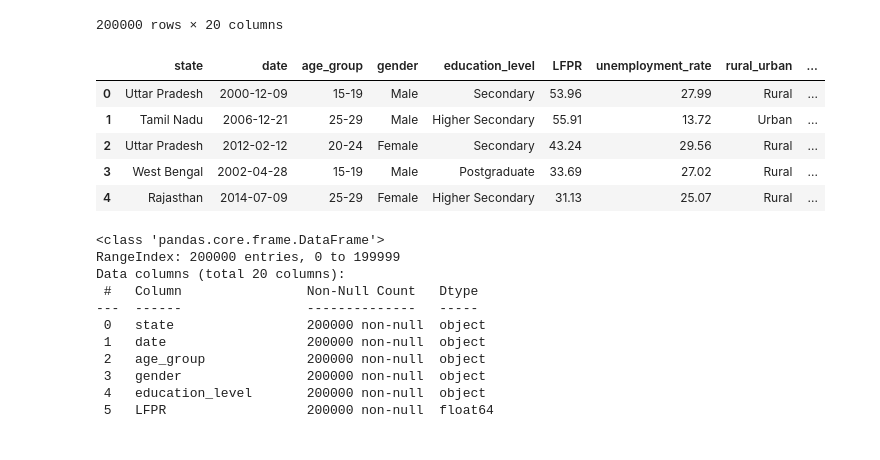
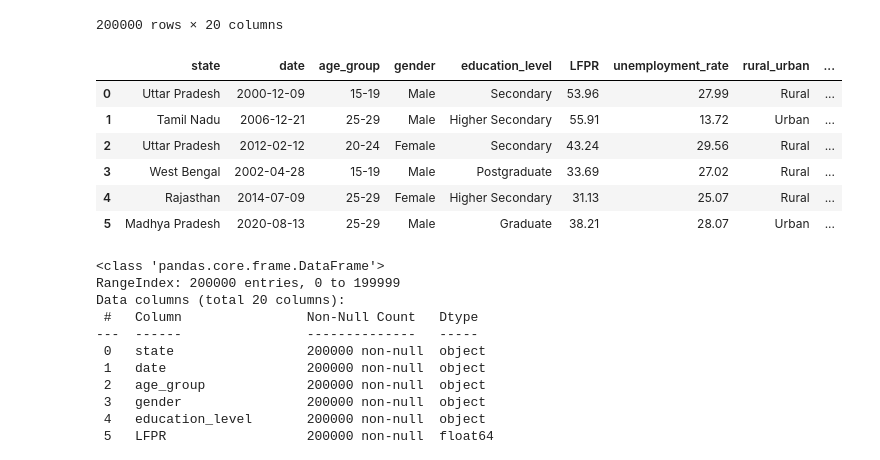
Before and after one commit to karan9551/project_unemployment_trend_analysis, a Jupyter notebook: Unemployment Trends Among Educated Youth in India.ipynb, the cells around one changed output. Cells and saved outputs as stored; diff of their text form; code cells hidden in the pictures.

```diff
--- a/Unemployment Trends Among Educated Youth in India.ipynb
+++ b/Unemployment Trends Among Educated Youth in India.ipynb
@@ -25,14 +25,15 @@ df #show data in form of rows and coloumn by using pandas as pd
 200000 rows × 20 columns
 # %%
 #Show the first few rows
-df.head()
+df.head(6)
 # %% [output]
 |  | state | date | age_group | gender | education_level | LFPR | unemployment_rate | rural_urban | ... |
 | 0 | Uttar Pradesh | 2000-12-09 | 15-19 | Male | Secondary | 53.96 | 27.99 | Rural | ... |
 | 1 | Tamil Nadu | 2006-12-21 | 25-29 | Male | Higher Secondary | 55.91 | 13.72 | Urban | ... |
 | 2 | Uttar Pradesh | 2012-02-12 | 20-24 | Female | Secondary | 43.24 | 29.56 | Rural | ... |
 | 3 | West Bengal | 2002-04-28 | 15-19 | Male | Postgraduate | 33.69 | 27.02 | Rural | ... |
 | 4 | Rajasthan | 2014-07-09 | 25-29 | Female | Higher Secondary | 31.13 | 25.07 | Rural | ... |
+| 5 | Madhya Pradesh | 2020-08-13 | 25-29 | Male | Graduate | 38.21 | 28.07 | Urban | ... |
 # %%
 df.info()  #data types and nulls
 df.describe() #statistcal summary
```
Also changed, not shown: parts of 19 cells of this notebook, 5 other files.
